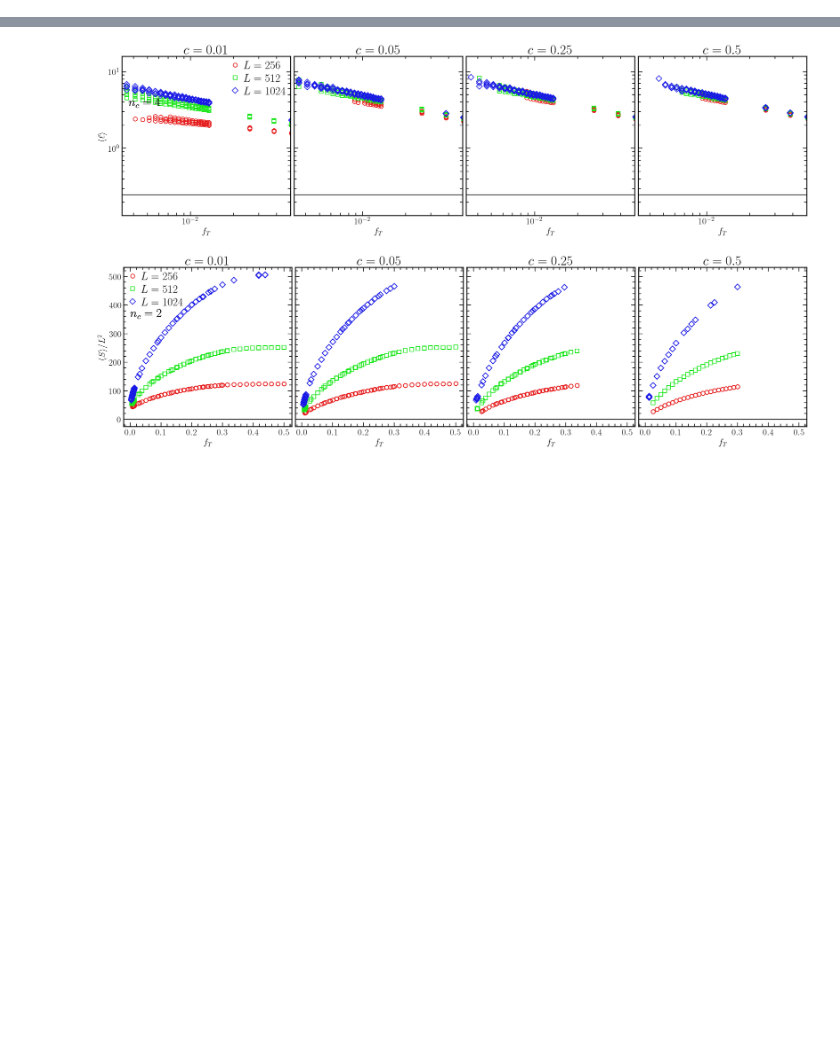
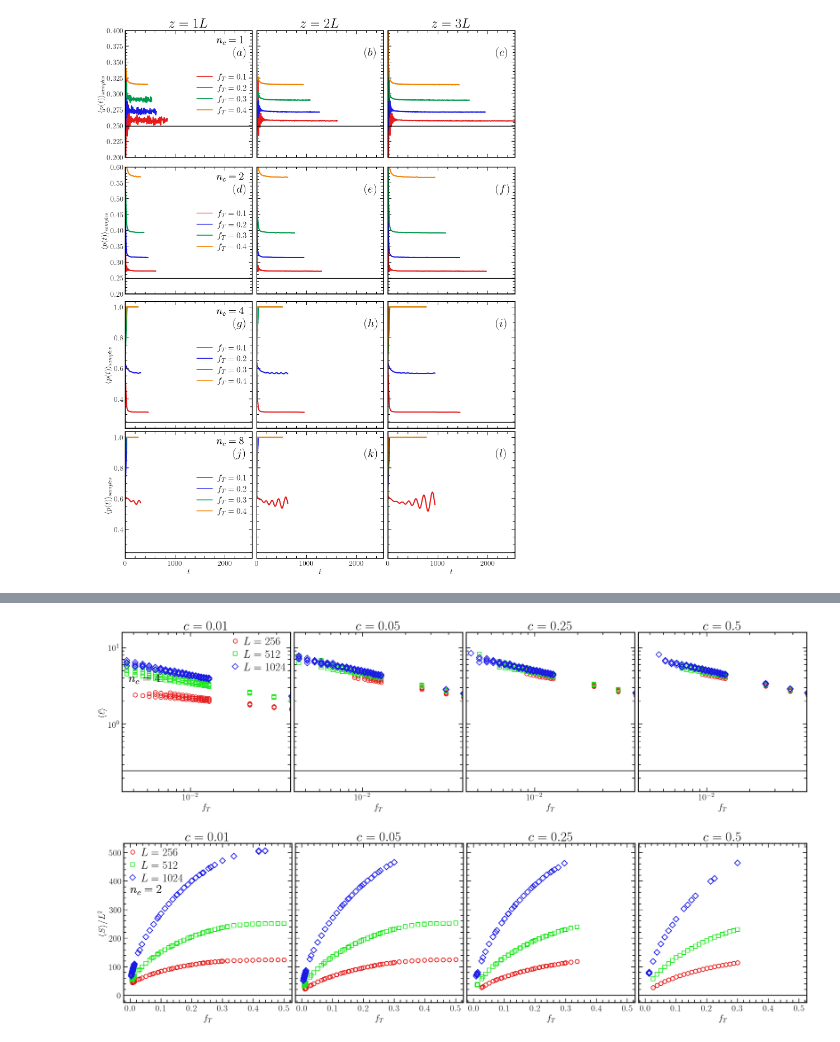
Before and after one commit to JuniorAlencar/self_organization_percolation, a Jupyter notebook: jupyter/parameters_analysis.ipynb, the cells around one changed output, grey strips where cells are left out. Drawn from its saved outputs; the diff is of its cells as text; code cells hidden in the pictures; blank space fills up the shorter version.

Commit message:
parameters

```diff
--- a/jupyter/parameters_analysis.ipynb
+++ b/jupyter/parameters_analysis.ipynb
@@ -370,0 +362,100 @@ IndexError: index out of range
+# %%
+fT_lst = [0.1, 0.2, 0.3, 0.4]
+c = 0.15
+L = 256
+dim = 3
+nc_lst = [1, 2, 4, 8]
+p0 = 0.6
+base = 5
+#p0_values = [0.3, 0.7, 1.0]
+fig, axes = plt.subplots(len(nc_lst), 3, figsize=(3*base, 4*base), constrained_layout=True, sharex=True)
+order_mean = 0
+pc = 0.24881182
+colors = [
+    (0.90, 0.10, 0.10),  # red
+    (0.10, 0.10, 0.90),  # blue
+    (0.00, 0.60, 0.30),  # green
+    (0.95, 0.50, 0.00),  # orange
+    (0.65, 0.20, 0.75),  # purple
+    (0.00, 0.70, 0.70),  # teal
+    (0.55, 0.55, 0.00),  # olive
+    (0.45, 0.25, 0.10),  # brown
+]
+labels_fig = [r'$(a)$', r'$(b)$', r'$(c)$',
+              r'$(d)$', r'$(e)$', r'$(f)$',
+              r'$(g)$', r'$(h)$', r'$(i)$',
+              r'$(j)$', r'$(k)$', r'$(l)$',]
+
+fs_labels_fig = 30
+fs_l_fig = 27
+fs_title = 35
+t_max = 0
+parms_list = []
+for idx_nc, nc in enumerate(nc_lst):
+    for index in range(3):
+        ax = axes[idx_nc, index]
+        for idx_ft, ft in enumerate(fT_lst):
+
+            rho = 1/nc
+            if(index == 0):
+                path = f"../SOP_data/published/bond_percolation/num_colors_{nc}/dim_{dim}/L_{L}/fT_constant/fT_{ft:.6e}/c_{c:.6e}/rho_{rho:.4e}"
+            elif(index == 1):
+                path = f"../SOP_data/published_2L_stop/bond_percolation/num_colors_{nc}/dim_{dim}/L_{L}/fT_constant/fT_{ft:.6e}/c_{c:.6e}/rho_{rho:.4e}"
+            elif(index == 2):
+                path = f"../SOP_data/published_3L_stop/bond_percolation/num_colors_{nc}/dim_{dim}/L_{L}/fT_constant/fT_{ft:.6e}/c_{c:.6e}/rho_{rho:.4e}"
+
+            fn = path + "/properties_mean_bundle.json"
+            try:
+                bundle = load_properties_bundle(fn)
+                data = bundle[p0]["orders"][order_mean]
+                time = data["time"]
+                pt_mean = data["pt_mean"]
+                t_max = max(t_max, max(time))
+                ax.plot(time, pt_mean, ls='solid',lw=3.0, color=colors[idx_ft], label=f'$f_T = {ft}$')
+            except KeyError:
+                print(f"File not found: {fn}")
+                parms_list.append((nc, ft, p0, path))
+                continue
+            except FileNotFoundError:
+                print(f"File not found: {fn}")
+                parms_list.append((nc, ft, p0, path))
+                continue
+
+
+
+            ax.axhline(pc, color='k', ls='solid')
+            #ax.set_ylim(0.245, 0.265)
+            ax.set_box_aspect(1)
+            if idx_nc == 0:
+                ax.set_title(f'$z = {index+1}L$', fontsize=fs_title)
+                ax.set_ylim(0.2, 0.4)
+            if idx_nc == 1:
+                ax.set_ylim(0.2, 0.6)
+            if idx_nc == 2 and idx_nc==3:
+                ax.set_ylim(0.2, 1.0)
+            if index==0:
+                leg = ax.legend(
+                    fontsize=22,
+                    handlelength=1.8,
+                    handletextpad=0.6,
+                    borderpad=0.4,
+                    labelspacing=0.4
+                )
+
+                for line in leg.get_lines():
+                    line.set_linewidth(2.0)
+
+                ax.set_ylabel(r'$\langle p(t) \rangle_{samples}$')
+                ax.text(0.72, 0.9, f'$n_c = {nc}$', transform=ax.transAxes , fontsize=fs_l_fig)
+            if idx_nc == len(nc_lst)-1:
+                ax.set_xlabel(r'$t$')
+            if index != 0:
+                ax.tick_params(axis='y', labelleft=False)
+
+for idx, ax in enumerate(axes.flatten()):
+    ax.set_xlim(0, t_max)
+    ax.text(0.85, 0.80, labels_fig[idx], transform=ax.transAxes , fontsize=fs_labels_fig)
+plt.savefig(f"{results}/height_effects.png", dpi=300)
+plt.show()
+# %% [output]
+[figure, added]
```
Also changed, not shown: parts of 17 cells of this notebook, 7 other files.
